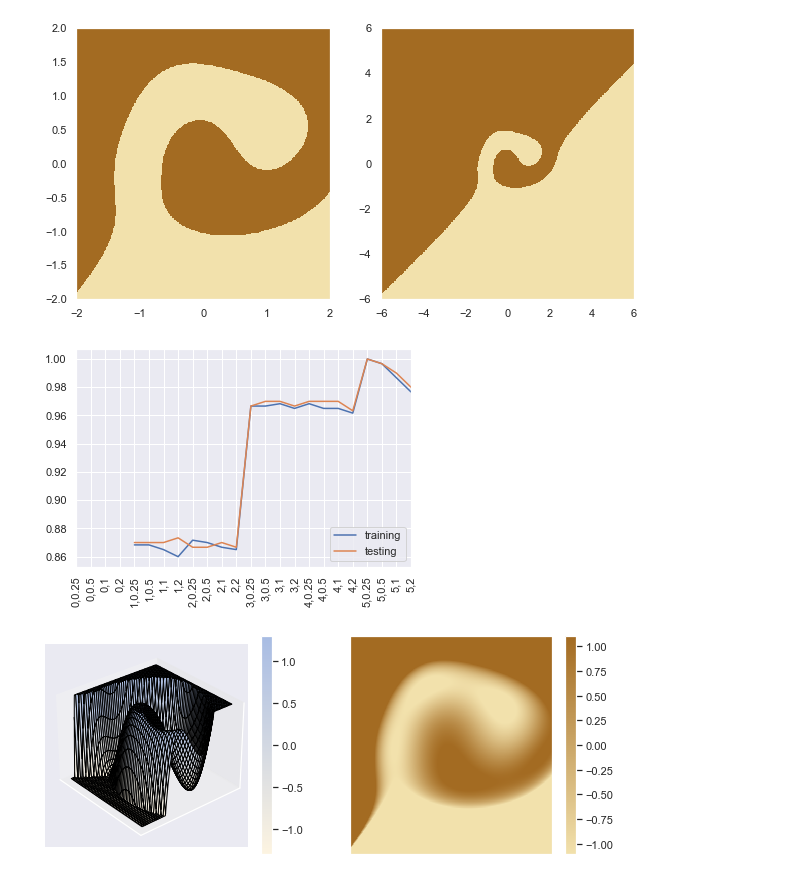
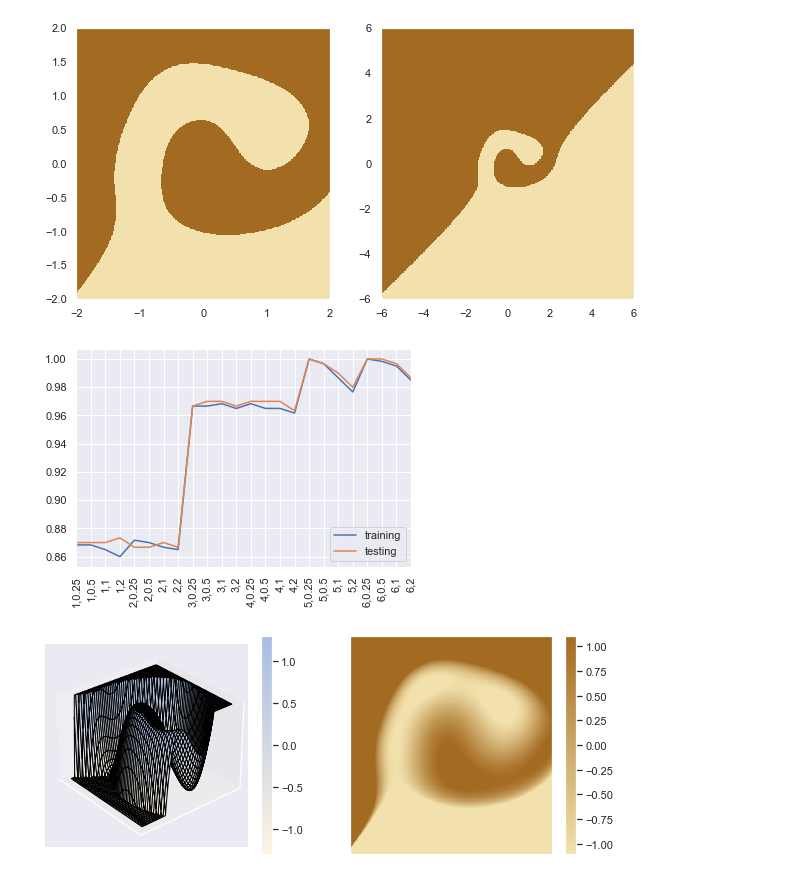
Before and after one commit to blueberrymusic/Deep-Learning-A-Visual-Approach, a Jupyter notebook: Notebooks/Bonus01-Scikit-Learn/Bonus01-Scikit-Learn-6-Automation.ipynb, the cells around one changed output. Cells and saved outputs as stored; diff of their text form; code cells hidden in the pictures.

Commit message:
In cell 12, fixed poly_degree to run from 1 to 6

```diff
--- a/Notebooks/Bonus01-Scikit-Learn/Bonus01-Scikit-Learn-6-Automation.ipynb
+++ b/Notebooks/Bonus01-Scikit-Learn/Bonus01-Scikit-Learn-6-Automation.ipynb
@@ -181,7 +179,7 @@ pipeline = Pipeline([('poly', pipe_polynomial_features),
                      ('ridge', pipe_ridge_classifier)])
 
 pipe_parameter_dictionary = {
-    'poly__degree': (0, 1, 2, 3, 4, 5),
+    'poly__degree': (1, 2, 3, 4, 5, 6),
     'ridge__alpha': (.25, .5, 1, 2 )
 }
 pipe_num_folds = 3
@@ -252,15 +255,15 @@ plt.show()
 # %%
 plt.plot(pipe_searcher.cv_results_['mean_train_score'], label='training')
 plt.plot(pipe_searcher.cv_results_['mean_test_score'], label='testing')
 plt.legend(loc='lower right')
 plt.xlim(0, 17)
 x_label_locations = np.arange(0, len(pipe_searcher.cv_results_['params']))
 x_label_values = [str(p['poly__degree'])+','+str(p['ridge__alpha']) for p in pipe_searcher.cv_results_['params']]
 plt.xticks(x_label_locations, x_label_values, rotation='vertical')
-file_helper.save_figure('Grid-pipe-search-results-graph')
+#file_helper.save_figure('Grid-pipe-search-results-graph')
 plt.show()
 # %% [output]
-[figure, old version]
+[figure, new version]
 # %%
 side_size = 400
 
```
Also changed, not shown: parts of 8 cells of this notebook.
